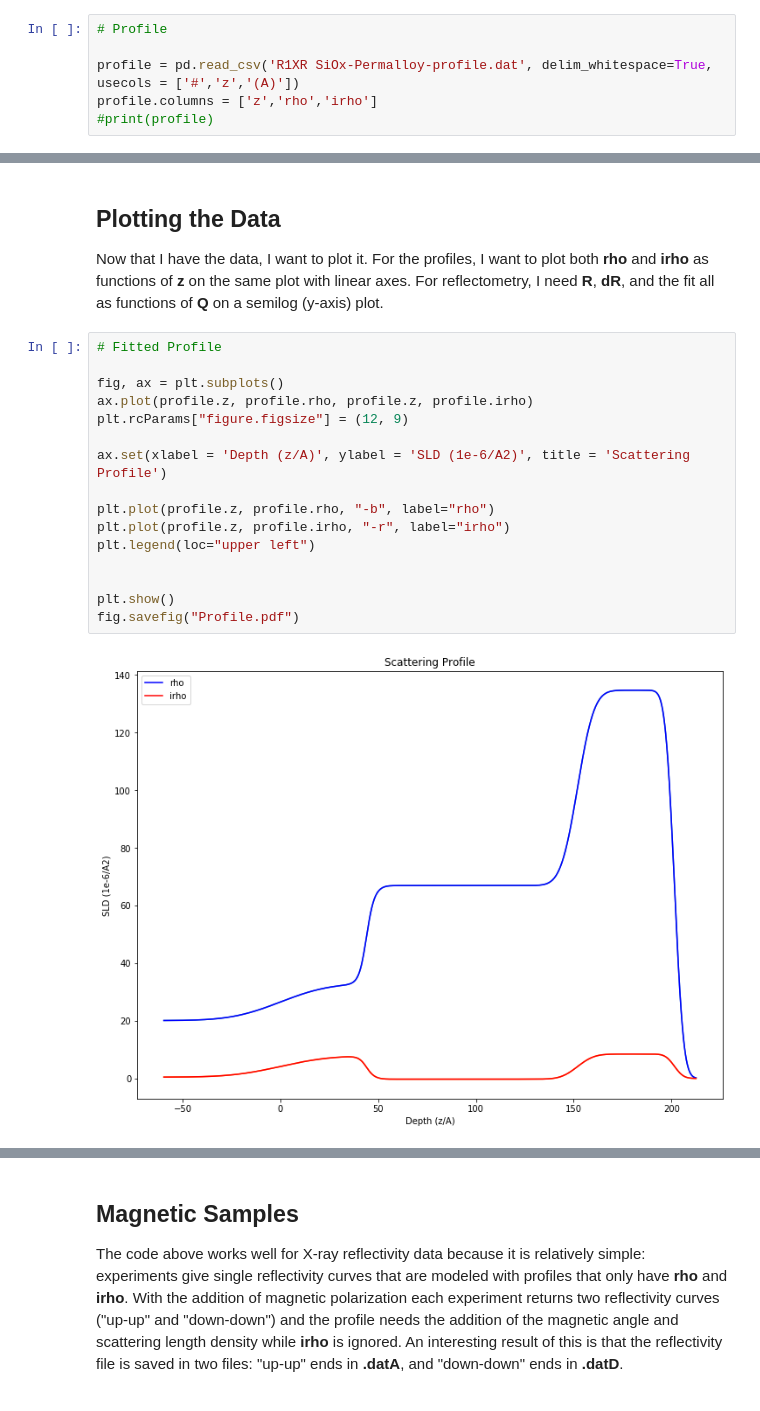
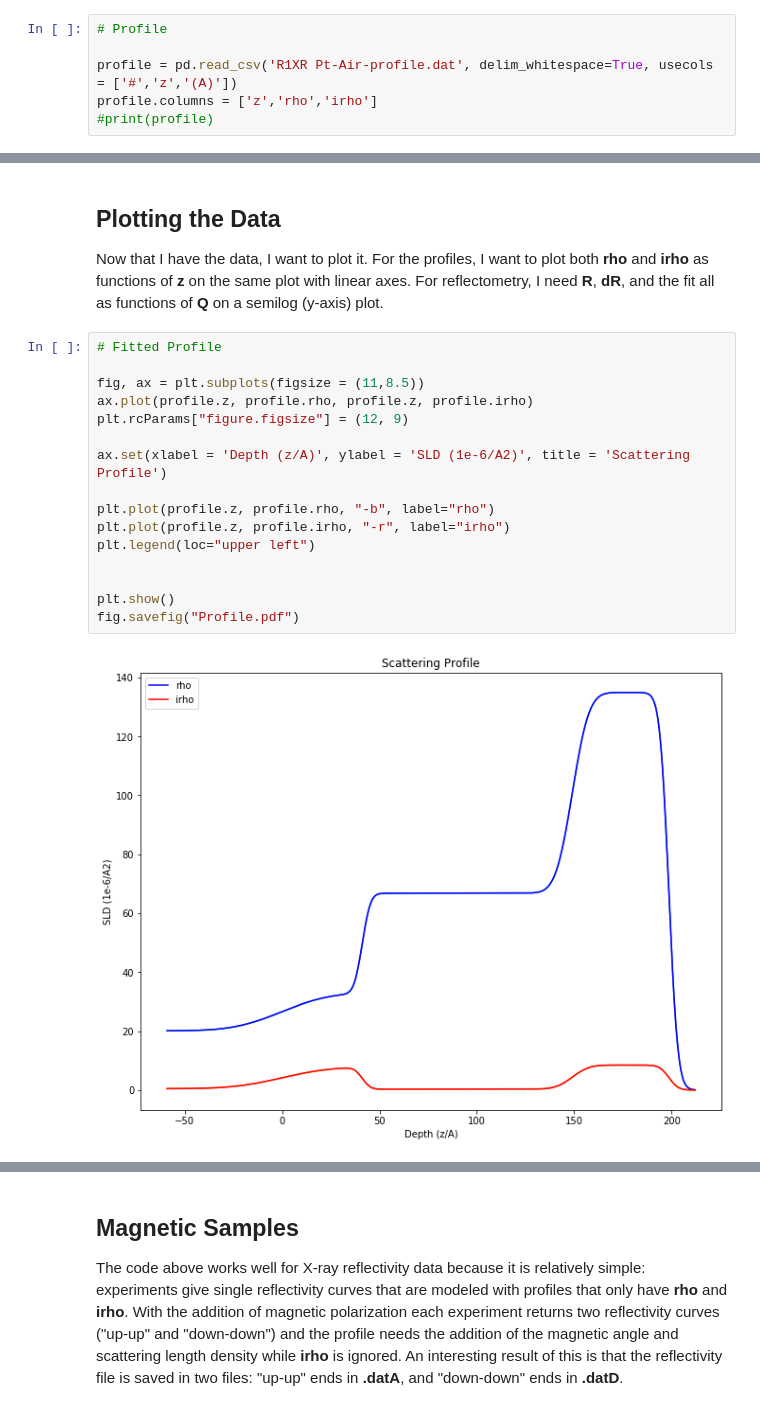
Before and after one commit to brianjosey/Autoplotting, a Jupyter notebook: Plotting.ipynb, the cells around one changed output, grey strips where cells are left out. Saved outputs shown, nothing was run; the diff lists cells and outputs as text.

```diff
--- a/Plotting.ipynb
+++ b/Plotting.ipynb
@@ -39,7 +39,7 @@ Note: the names of the data are standard for reflectometry, if a little obscure
 # %%
 # Profile
 
-profile = pd.read_csv('R1XR SiOx-Permalloy-profile.dat', delim_whitespace=True, usecols = ['#','z','(A)'])
+profile = pd.read_csv('R1XR Pt-Air-profile.dat', delim_whitespace=True, usecols = ['#','z','(A)'])
 profile.columns = ['z','rho','irho']
 #print(profile)
 # %%
@@ -58,20 +58,20 @@ Now that I have the data, I want to plot it. For the profiles, I want to plot bo
 # %%
 # Fitted Profile
 
-fig, ax = plt.subplots()
+fig, ax = plt.subplots(figsize = (11,8.5))
 ax.plot(profile.z, profile.rho, profile.z, profile.irho)
 plt.rcParams["figure.figsize"] = (12, 9)
 
 ax.set(xlabel = 'Depth (z/A)', ylabel = 'SLD (1e-6/A2)', title = 'Scattering Profile')
 
 plt.plot(profile.z, profile.rho, "-b", label="rho")
 plt.plot(profile.z, profile.irho, "-r", label="irho")
 plt.legend(loc="upper left")
 
 
 plt.show()
 fig.savefig("Profile.pdf")
 # %% [output]
-[figure, old version]
+[figure, new version]
 # %%
 # Plotting Reflectometry
```
Also changed, not shown: parts of 3 cells of this notebook.
